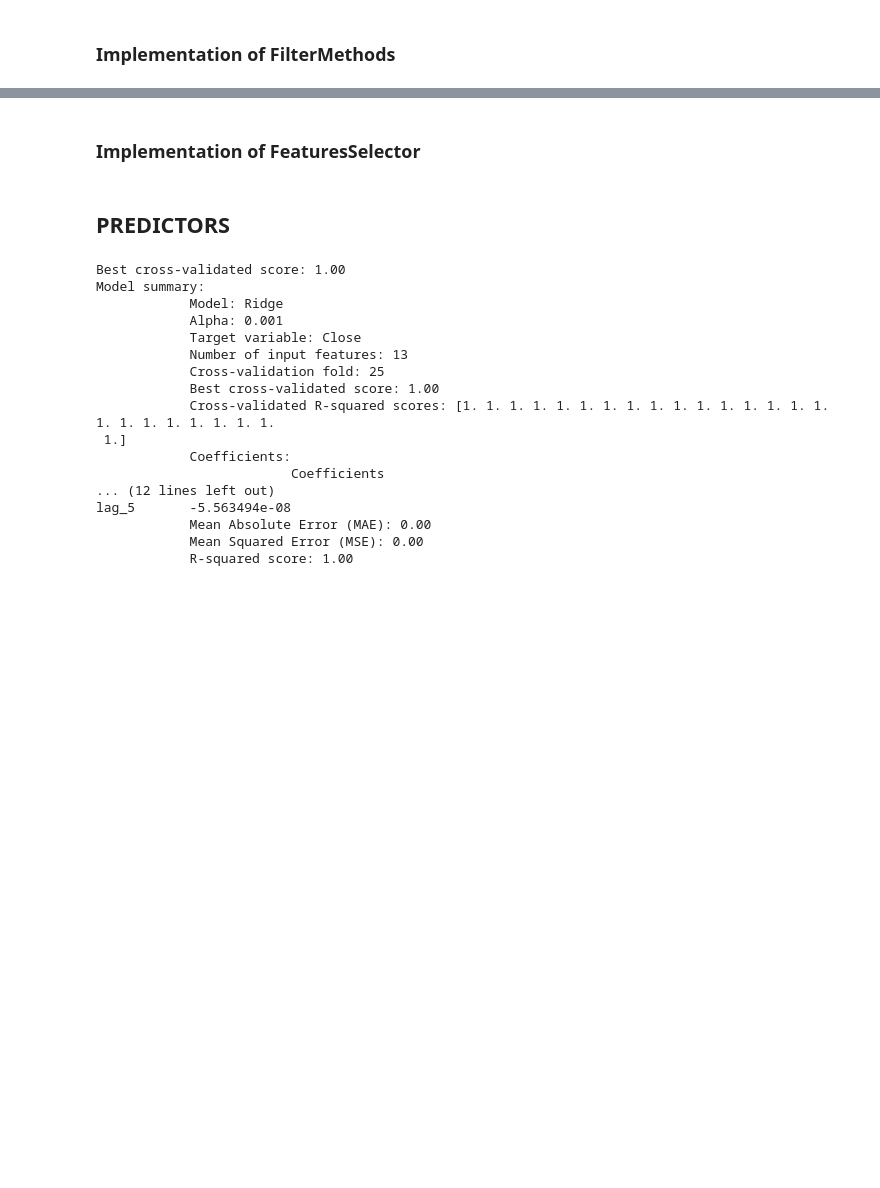
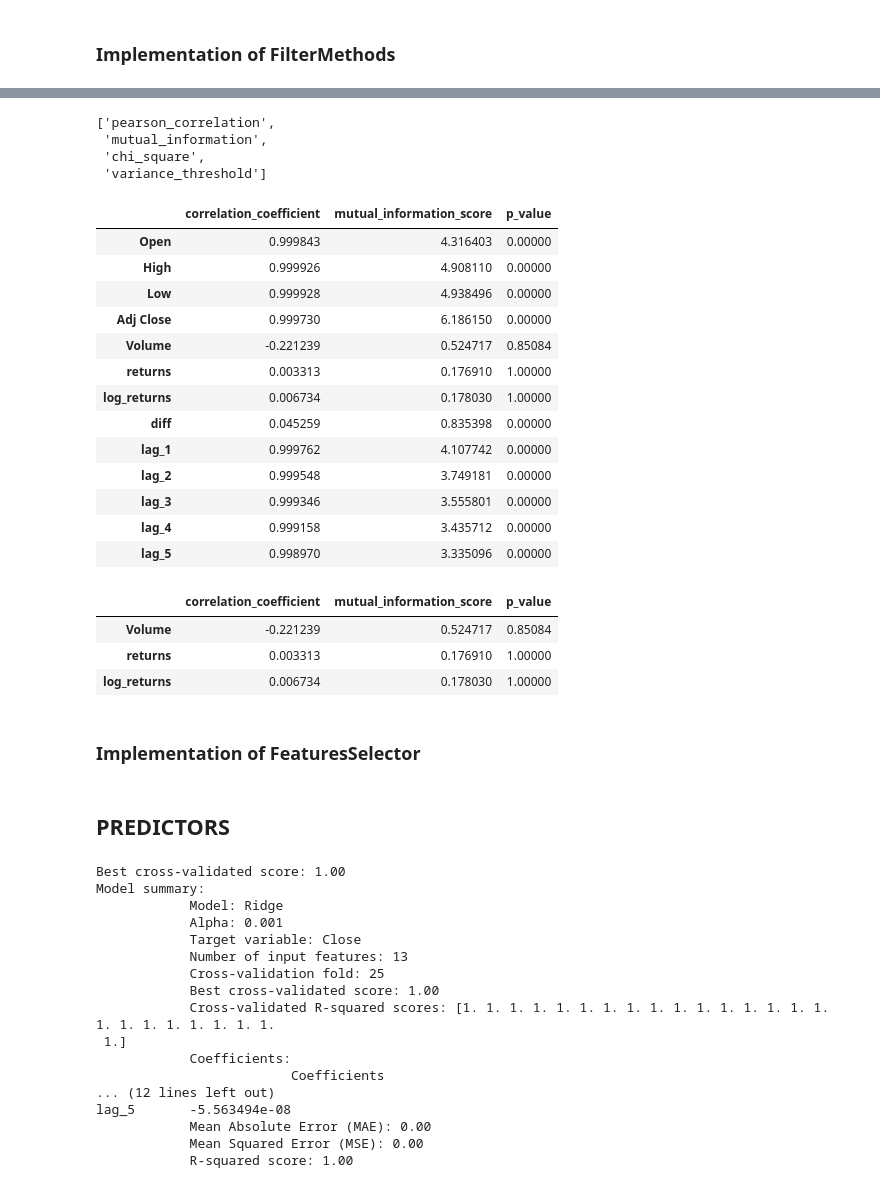
Before and after one commit to ViktorGakis/WebApps, a Jupyter notebook: TimeSeries Analysis/predict.ipynb, the cells around one changed output, grey strips where cells are left out. Cells and saved outputs as stored; diff of their text form; code cells hidden in the pictures; blank space fills up the shorter version.

```diff
--- a/TimeSeries Analysis/predict.ipynb
+++ b/TimeSeries Analysis/predict.ipynb
@@ -534,0 +566,7 @@ FilterMethods().get_static_methods()
+# %%
+FilterMethods().get_static_methods()
+# %% [output]
+['pearson_correlation',
+ 'mutual_information',
+ 'chi_square',
+ 'variance_threshold']
@@ -535,3 +580,32 @@ FilterMethods().get_static_methods()
+# %%
+df = pd.DataFrame()
+for method in FilterMethods.get_static_methods():
+    df: DataFrame = pd.concat([df, getattr(FilterMethods, method)(data_preparer.X,data_preparer.y)], axis = 1)
+df
+df.loc[
+    (df.correlation_coefficient<0.5)
+    & (df.mutual_information_score < df.mutual_information_score.quantile(0.2))
+    & (df.p_value > 0.05)
+]
+# %% [output]
+|  | correlation_coefficient | mutual_information_score | p_value |
+| Open | 0.999843 | 4.316403 | 0.00000 |
+| High | 0.999926 | 4.908110 | 0.00000 |
+| Low | 0.999928 | 4.938496 | 0.00000 |
+| Adj Close | 0.999730 | 6.186150 | 0.00000 |
+| Volume | -0.221239 | 0.524717 | 0.85084 |
+| returns | 0.003313 | 0.176910 | 1.00000 |
+| log_returns | 0.006734 | 0.178030 | 1.00000 |
+| diff | 0.045259 | 0.835398 | 0.00000 |
+| lag_1 | 0.999762 | 4.107742 | 0.00000 |
+| lag_2 | 0.999548 | 3.749181 | 0.00000 |
+| lag_3 | 0.999346 | 3.555801 | 0.00000 |
+| lag_4 | 0.999158 | 3.435712 | 0.00000 |
+| lag_5 | 0.998970 | 3.335096 | 0.00000 |
+|  | correlation_coefficient | mutual_information_score | p_value |
+| Volume | -0.221239 | 0.524717 | 0.85084 |
+| returns | 0.003313 | 0.176910 | 1.00000 |
+| log_returns | 0.006734 | 0.178030 | 1.00000 |
 # %% [markdown]
 ### Implementation of FeaturesSelector
 # %%
```
Also changed, not shown: parts of 9 cells of this notebook.
